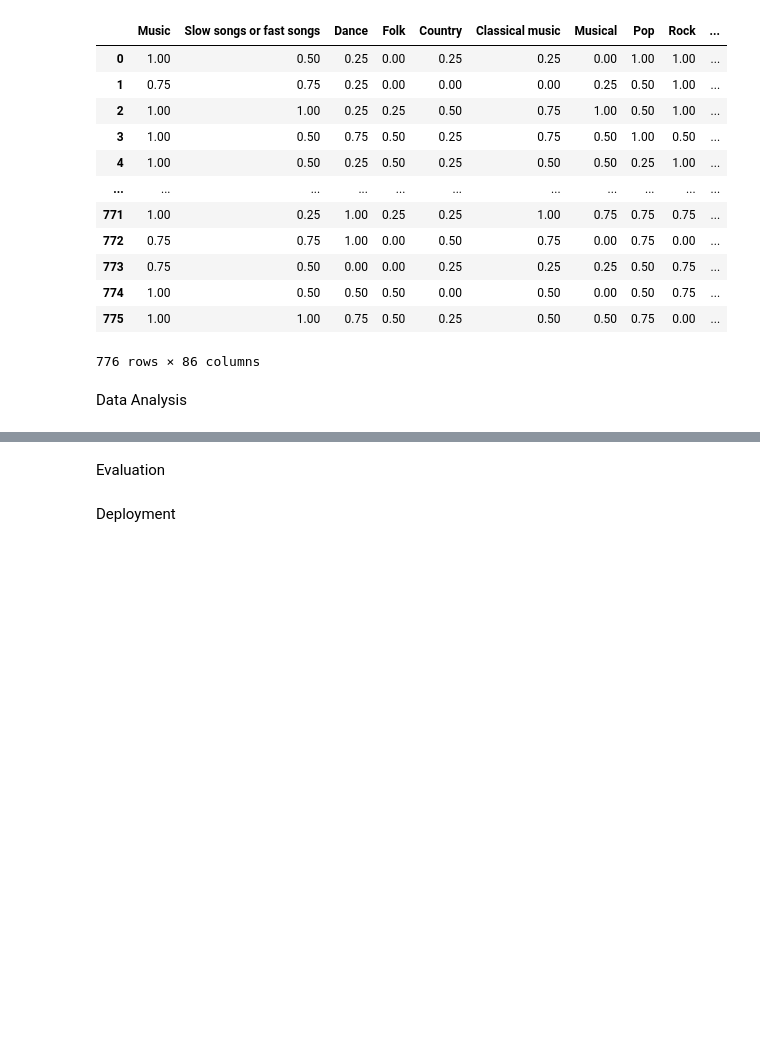
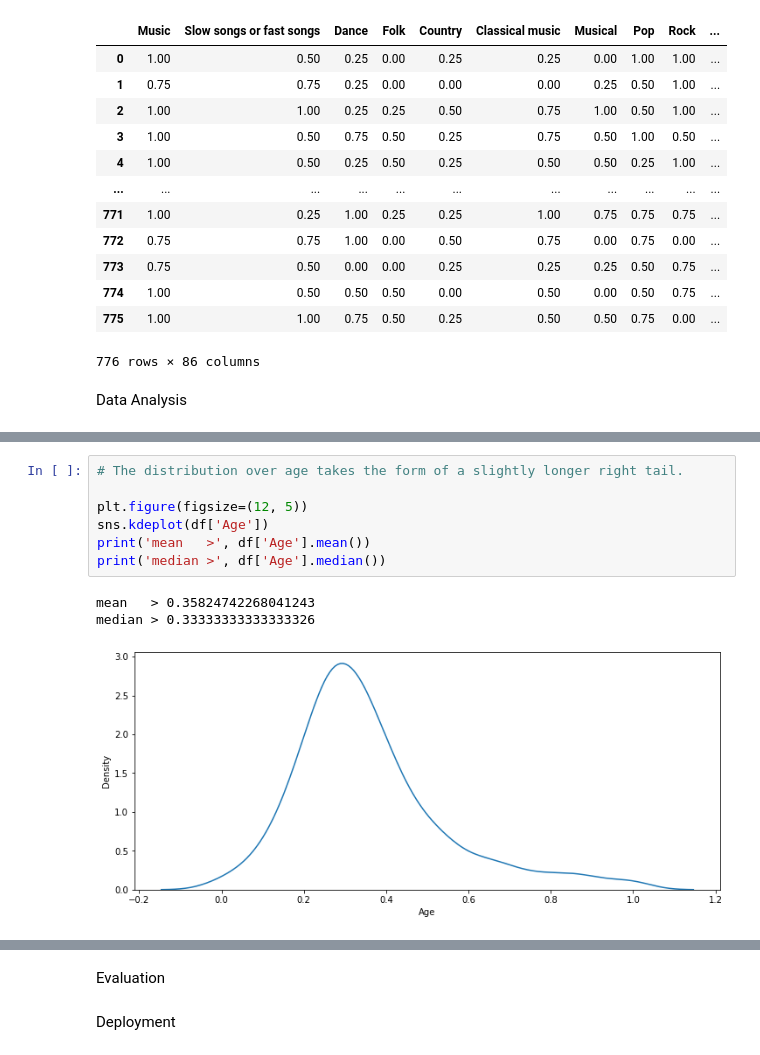
Before and after one commit to Kim1254/2022_termproject_ds, a Jupyter notebook: main.ipynb, the cells around one changed output, grey strips where cells are left out. Drawn from its saved outputs; the diff is of its cells as text; blank space fills up the shorter version.

```diff
--- a/main.ipynb
+++ b/main.ipynb
@@ -388,0 +571,11 @@ Data Analysis
+# %%
+# The distribution over age takes the form of a slightly longer right tail.
+
+plt.figure(figsize=(12, 5))
+sns.kdeplot(df['Age'])
+print('mean   >', df['Age'].mean())
+print('median >', df['Age'].median())
+# %% [output]
+mean   > 0.35824742268041243
+median > 0.33333333333333326
+[figure, added]
```
Also changed, not shown: parts of 37 cells of this notebook.
